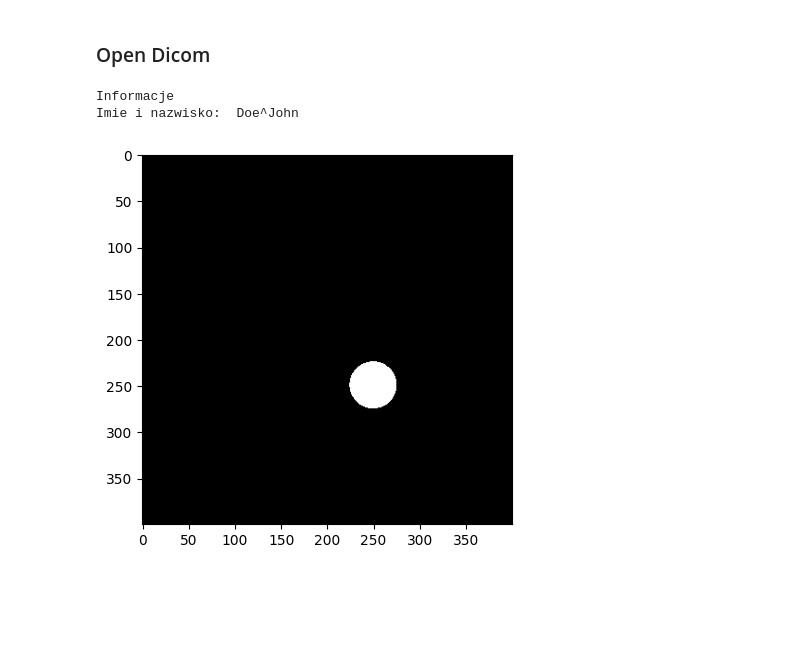
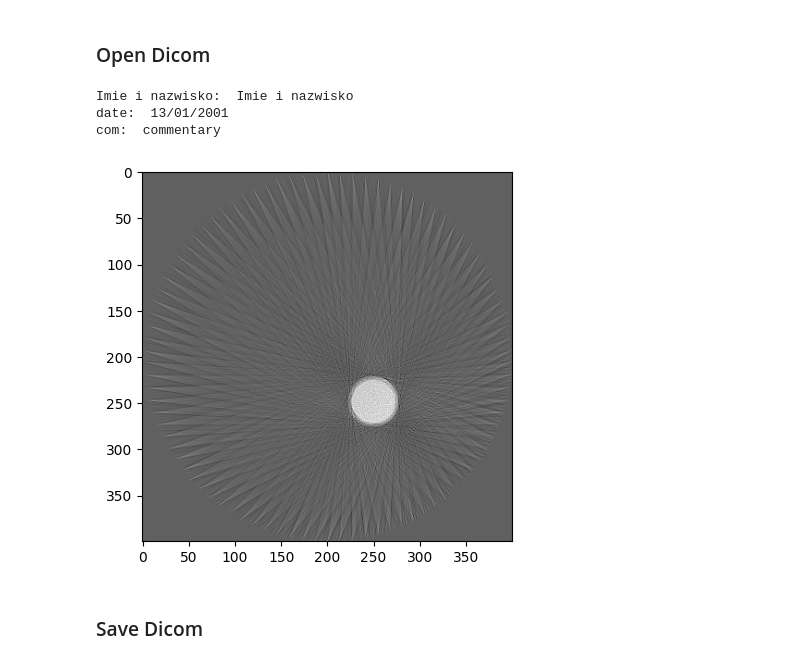
Before and after one commit to Irrisorr/Informatics-in-medicine, a Jupyter notebook: Tomograf/Main.ipynb, the cells around one changed output. Cells and saved outputs as stored; diff of their text form; code cells hidden in the pictures; blank space fills up the shorter version.

Commit message:
create dicom manage func

```diff
--- a/Tomograf/Main.ipynb
+++ b/Tomograf/Main.ipynb
@@ -208,12 +207,21 @@ interactive(children=(IntSlider(value=0, description='Krok rekonstrukcji', max=8
 # %%
 def open_dicom(name_dcm):
     information = pydicom.dcmread(name_dcm, force=True)
     print("Imie i nazwisko: ", information.PatientName)
-    plt.imshow(information.pixel_array,cmap="gray")
+    print("date: ", information.StudyDate)
+    print("com: ", information.StudyDescription)
 
+    if hasattr(information, 'pixel_array'):
+        plt.imshow(information.pixel_array, cmap="gray")
+        plt.show()
+    else:
+        print("DICOM file does not contain pixel data.")
 
-open_dicom("img/Kropka.dcm")
+open_dicom("img/output_img.dcm")
 # %% [output]
-Informacje
-Imie i nazwisko:  Doe^John
+Imie i nazwisko:  Imie i nazwisko
+date:  13/01/2001
+com:  commentary
-[figure, old version]
+[figure, new version]
+# %% [markdown]
+### Save Dicom
```
Also changed, not shown: parts of 2 cells of this notebook, 1 other file.
